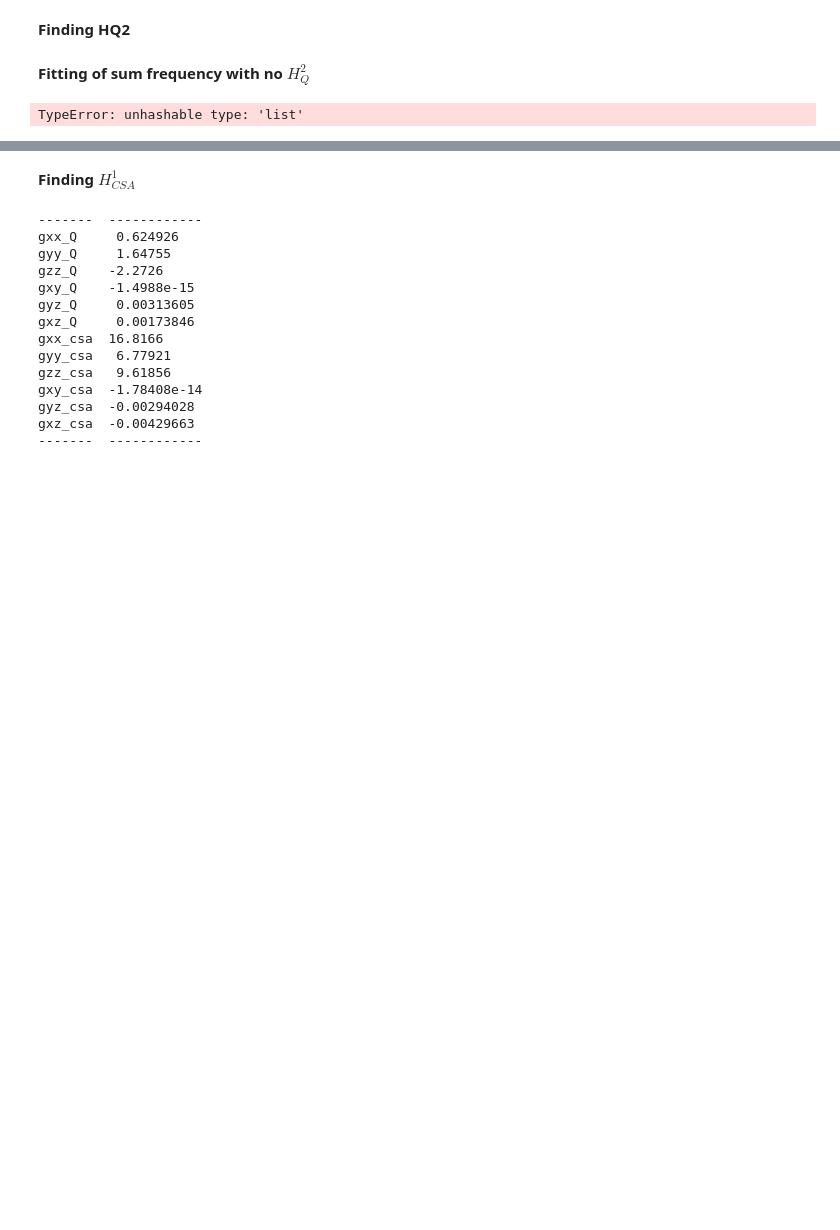
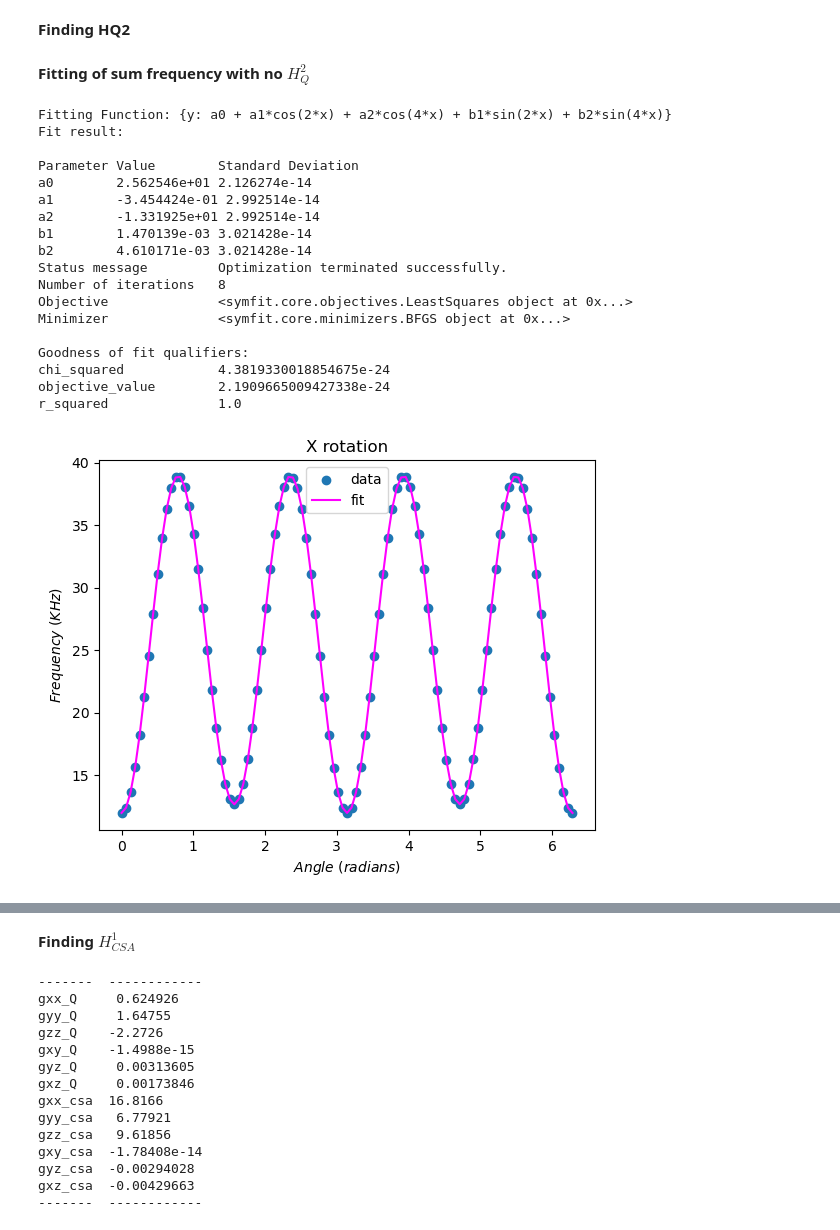
Before and after one commit to AstrobioShiva/Script_project, a Jupyter notebook: Python/Plotting/fourier_fit.ipynb, the cells around one changed output, grey strips where cells are left out. Drawn from its saved outputs; the diff is of its cells as text; code cells hidden in the pictures; blank space fills up the shorter version.

```diff
--- a/Python/Plotting/fourier_fit.ipynb
+++ b/Python/Plotting/fourier_fit.ipynb
@@ -513,6 +307,13 @@ range(0, 3)
 # %% [markdown]
 **Missing factor of $\frac{3eQ}{4h}$**
 # %%
+fit = Fit(model_dict_d, x=x_float, y=fx_d_float)
+fit_result_x_d = fit.execute()
+fit = Fit(model_dict_d, x=x_float, y=fy_d_float)
+fit_result_y_d = fit.execute()
+fit = Fit(model_dict_d, x=x_float, y=fz_d_float)
+fit_result_z_d = fit.execute()
+
 A1 = fit_result_x_d.params['a0']
 B1 = fit_result_x_d.params['a1']
 C1 = fit_result_x_d.params['b1']
@@ -577,26 +378,50 @@ HQ2_z = Az + Bz*np.cos(2*x_angle) + Cz*np.sin(2*x_angle) + Dz*np.cos(4*x_angle)
 # %% [markdown]
 **Fitting of sum frequency with no $H_Q^2$**
 # %%
-#providing data
 xdata = x_float
-ydata = np.array((f_sx - HQ2_x), dtype = float) #subtracting HQ2 contribution from sum frequency
+f_csax = np.array((f_sx - HQ2_x), dtype = float)
+f_csay = np.array((f_sy - HQ2_y), dtype = float)
+f_csaz = np.array((f_sz - HQ2_z), dtype = float)
+
+ydata = [f_csax, f_csay, f_csaz]
+
 
 #Generate Fit function
-model_dict = {y: fourier_series(x, f=2, n=2)}
+model_dict_csa = {y: fourier_series(x, f=2, n=2)}
+titles = ['X rotation', 'Y rotation', 'Z rotation']
 
-# Define a Fit object for this model and data
-fit = Fit(model_dict, x=xdata, y=ydata)
-fit_result_x_csa = fit.execute()
-print('Fitting Function:',model_dict)
-print('Fit result:''\n',fit_result_x_csa)
+for i in range(len(titles)):
+    # Define a Fit object for this model and data
+    fit = Fit(model_dict_csa, x=xdata, y=ydata[i])
+    fit_result_csa = fit.execute()
+    print('Fitting Function:',model_dict_csa)
+    print('Fit result:''\n',fit_result_csa)
 
-# Plot the result
-plt.plot(xdata, ydata, label = "data")
-plt.plot(xdata, fit.model(xdata, **fit_result_x_csa.params).y, marker="o", label = "fit")
-plt.title('X Rot')
-plt.xlabel(r'$Angle\ (radians)$')
-plt.ylabel(r'$Frequency\ (KHz)$')
-plt.legend()
-plt.show()
+    # Plot the result
+    plt.scatter(xdata, ydata[i], label = "data")
+    plt.plot(xdata, fit.model(xdata, **fit_result_csa.params).y, label = "fit", color = 'magenta')
+    plt.title(titles[i])
+    plt.xlabel(r'$Angle\ (radians)$')
+    plt.ylabel(r'$Frequency\ (KHz)$')
+    plt.legend()
+    plt.show()
 # %% [output]
-TypeError: unhashable type: 'list'
+Fitting Function: {y: a0 + a1*cos(2*x) + a2*cos(4*x) + b1*sin(2*x) + b2*sin(4*x)}
+Fit result:
+
+Parameter Value        Standard Deviation
+a0        2.562546e+01 2.126274e-14
+a1        -3.454424e-01 2.992514e-14
+a2        -1.331925e+01 2.992514e-14
+b1        1.470139e-03 3.021428e-14
+b2        4.610171e-03 3.021428e-14
+Status message         Optimization terminated successfully.
+Number of iterations   8
+Objective              <symfit.core.objectives.LeastSquares object at 0x...>
+Minimizer              <symfit.core.minimizers.BFGS object at 0x...>
+
+Goodness of fit qualifiers:
+chi_squared            4.3819330018854675e-24
+objective_value        2.1909665009427338e-24
+r_squared              1.0
+[figure, added]
```
Also changed, not shown: parts of 27 cells of this notebook.
